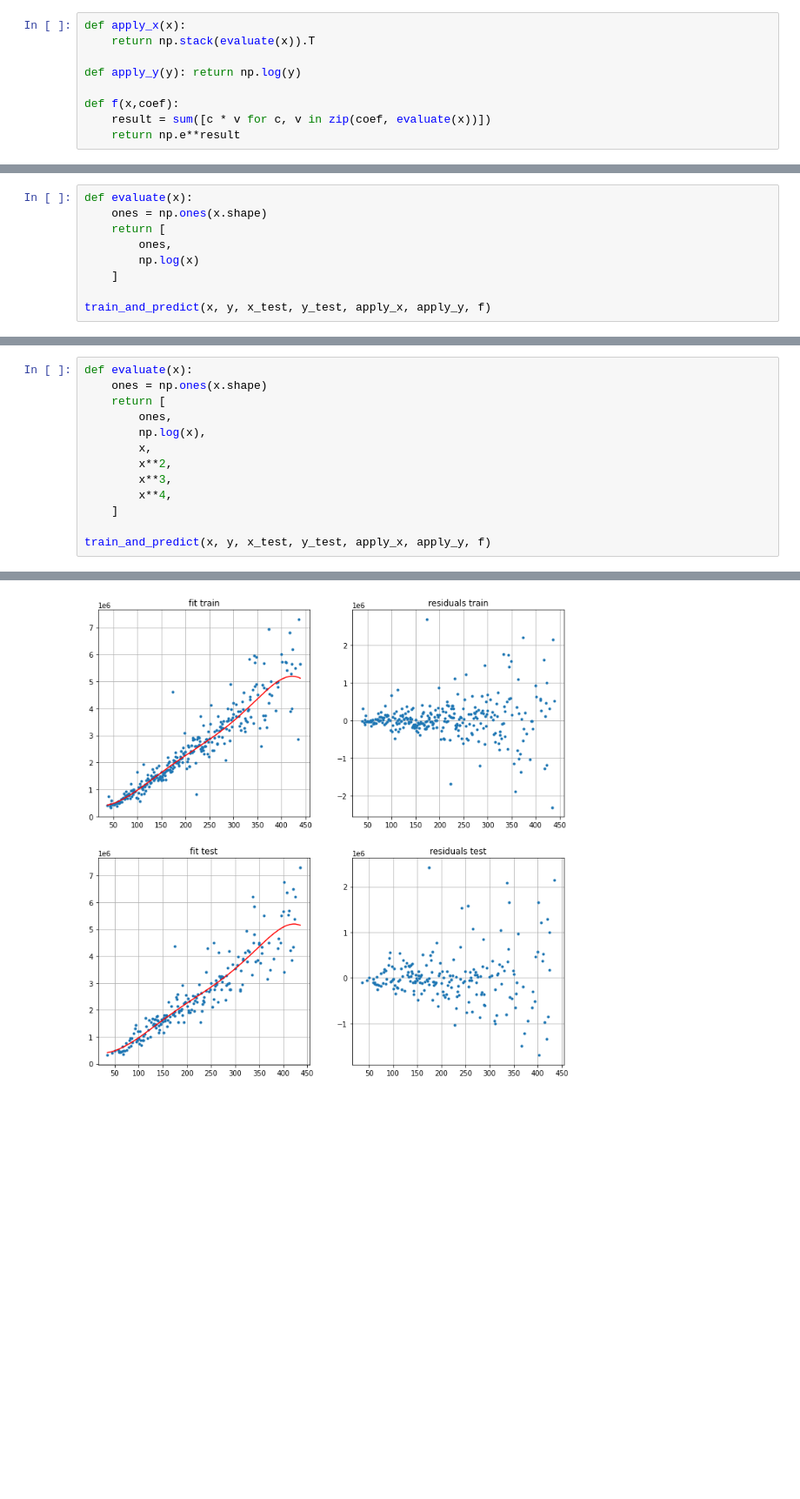
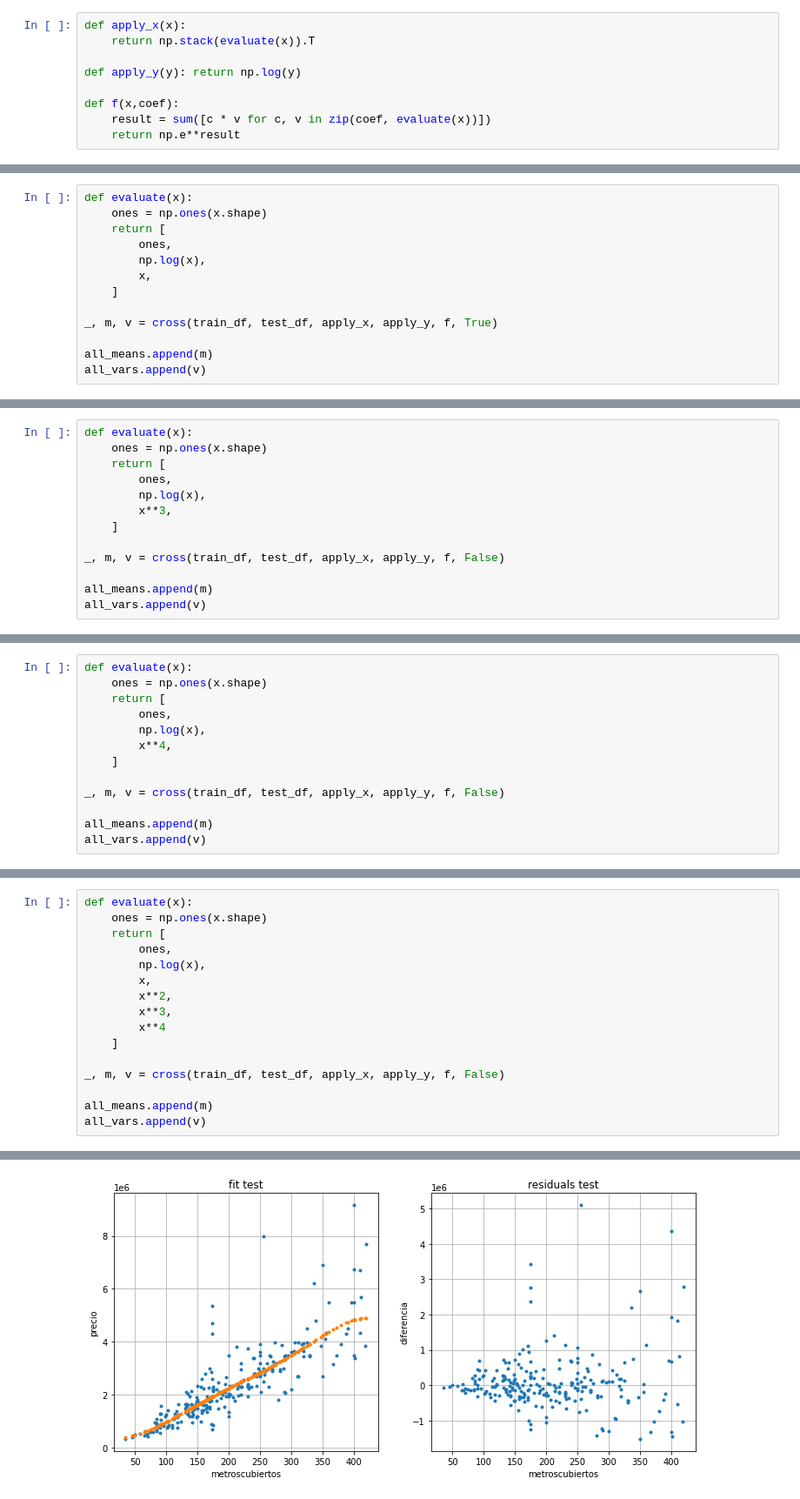
Before and after one commit to fzanollo/metodos-num, a Jupyter notebook: tp3/notebooks/PruebaDeConcepto.ipynb, the cells around one changed output, grey strips where cells are left out. Shown at 87% size. Saved outputs shown, nothing was run; the diff lists cells and outputs as text; blank space fills up the shorter version.

```diff
--- a/tp3/notebooks/PruebaDeConcepto.ipynb
+++ b/tp3/notebooks/PruebaDeConcepto.ipynb
@@ -207,8 +358,12 @@ def evaluate(x):
     ones = np.ones(x.shape)
     return [
         ones,
-        np.log(x)
+        np.log(x),
+        x,
     ]
 
-train_and_predict(x, y, x_test, y_test, apply_x, apply_y, f)
+_, m, v = cross(train_df, test_df, apply_x, apply_y, f, True)
+
+all_means.append(m)
+all_vars.append(v)
 # %% [output]
@@ -226,0 +405,13 @@ $$log(y) = \alpha_1 + \alpha_2 * log(x) + \alpha_3 * x + \alpha_4 * x^2 + \alpha
+# %%
+def evaluate(x):
+    ones = np.ones(x.shape)
+    return [
+        ones,
+        np.log(x),
+        x**3,
+    ]
+
+_, m, v = cross(train_df, test_df, apply_x, apply_y, f, False)
+
+all_means.append(m)
+all_vars.append(v)
@@ -226,0 +427,13 @@ $$log(y) = \alpha_1 + \alpha_2 * log(x) + \alpha_3 * x + \alpha_4 * x^2 + \alpha
+# %%
+def evaluate(x):
+    ones = np.ones(x.shape)
+    return [
+        ones,
+        np.log(x),
+        x**4,
+    ]
+
+_, m, v = cross(train_df, test_df, apply_x, apply_y, f, False)
+
+all_means.append(m)
+all_vars.append(v)
@@ -233,8 +455,11 @@ def evaluate(x):
         x,
         x**2,
         x**3,
-        x**4,
+        x**4
     ]
 
-train_and_predict(x, y, x_test, y_test, apply_x, apply_y, f)
+_, m, v = cross(train_df, test_df, apply_x, apply_y, f, False)
+
+all_means.append(m)
+all_vars.append(v)
 # %% [output]
@@ -244 +472 @@ Coefs: [ 1.63072835e+01 -1.51104714e+00  6.57634751e-02 -2.66759162e-04
-[figure, old version]
+[figure, new version]
```
Also changed, not shown: parts of 49 cells of this notebook, 3 other files.
